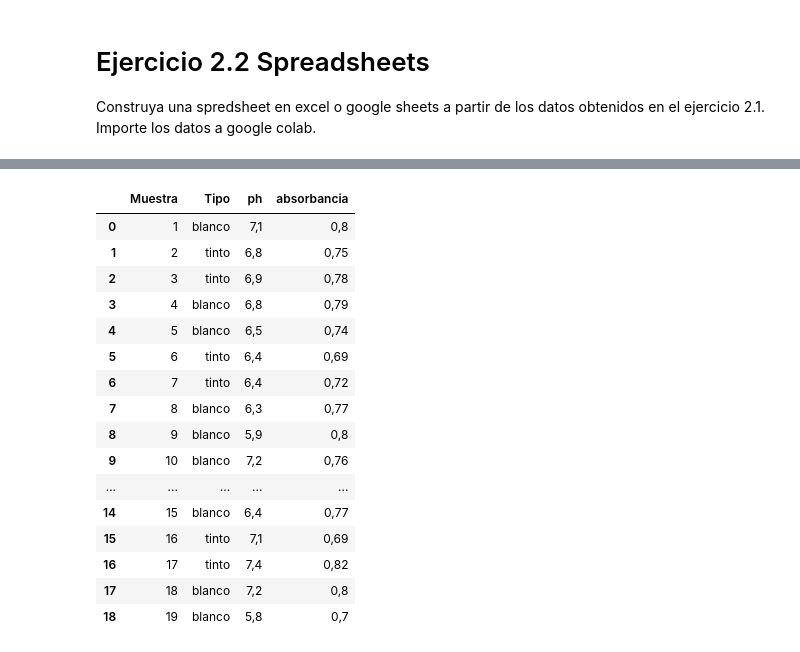
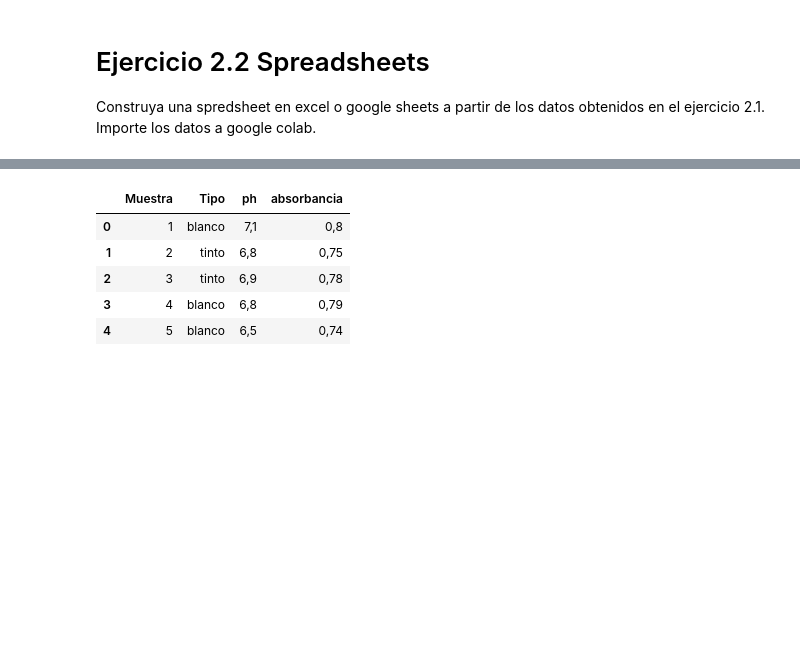
Before and after one commit to Adrieto/DataScience, a Jupyter notebook: Ejercicios_Notebook_2_Parte_1_Enero_2023.ipynb, the cells around one changed output, grey strips where cells are left out. Saved outputs shown, nothing was run; the diff lists cells and outputs as text; code cells hidden in the pictures; blank space fills up the shorter version.

```diff
--- a/Ejercicios_Notebook_2_Parte_1_Enero_2023.ipynb
+++ b/Ejercicios_Notebook_2_Parte_1_Enero_2023.ipynb
@@ -35,25 +35,14 @@ import pandas as pd
 # %%
 # Abro el archivo directo desde github, notar que se abre el archivo en bruto RAW
 df = pd.read_csv("https://raw.githubusercontent.com/Adrieto/DataScience/main/DatosVinos.csv")
-df.head(22)
+df.head(5)
 # %% [output]
 |  | Muestra | Tipo | ph | absorbancia |
 | 0 | 1 | blanco | 7,1 | 0,8 |
 | 1 | 2 | tinto | 6,8 | 0,75 |
 | 2 | 3 | tinto | 6,9 | 0,78 |
 | 3 | 4 | blanco | 6,8 | 0,79 |
 | 4 | 5 | blanco | 6,5 | 0,74 |
-| 5 | 6 | tinto | 6,4 | 0,69 |
-| 6 | 7 | tinto | 6,4 | 0,72 |
-| 7 | 8 | blanco | 6,3 | 0,77 |
-| 8 | 9 | blanco | 5,9 | 0,8 |
-| 9 | 10 | blanco | 7,2 | 0,76 |
-| ... | ... | ... | ... | ... |
-| 14 | 15 | blanco | 6,4 | 0,77 |
-| 15 | 16 | tinto | 7,1 | 0,69 |
-| 16 | 17 | tinto | 7,4 | 0,82 |
-| 17 | 18 | blanco | 7,2 | 0,8 |
-| 18 | 19 | blanco | 5,8 | 0,7 |
 # %%
 #Curva patron
 
```
Also changed, not shown: parts of 2 cells of this notebook.
